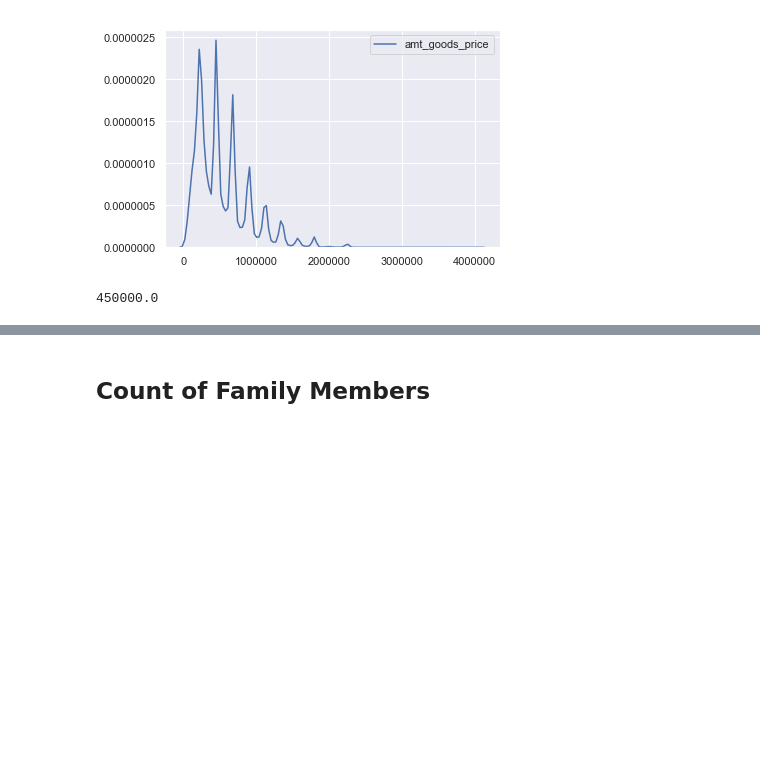
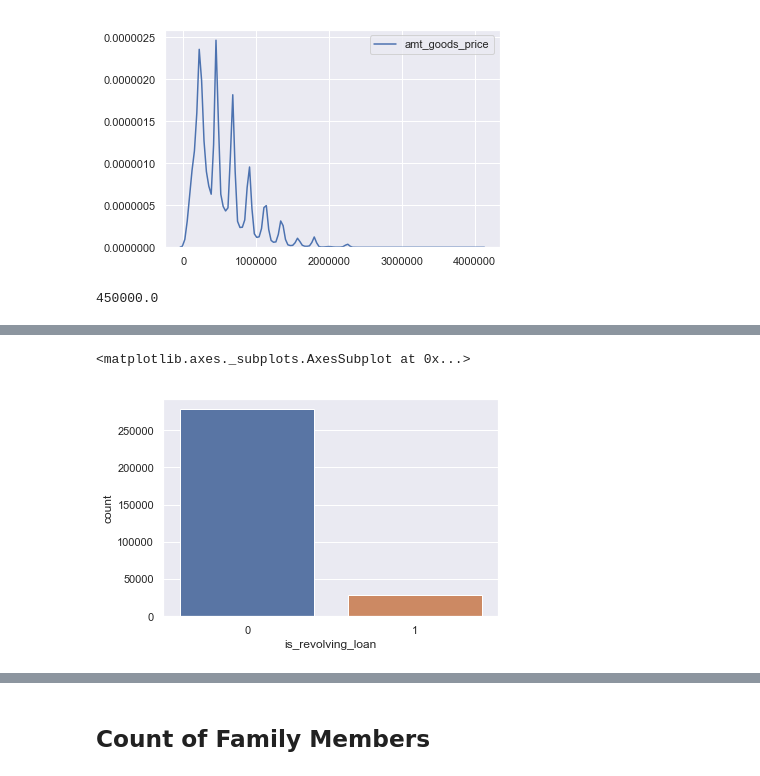
Before and after one commit to blairdev1023/kaggle_credit_comp, a Jupyter notebook: EDA_clean.ipynb, the cells around one changed output, grey strips where cells are left out. Cells and saved outputs as stored; diff of their text form; code cells hidden in the pictures; blank space fills up the shorter version.

```diff
--- a/EDA_clean.ipynb
+++ b/EDA_clean.ipynb
@@ -245,0 +258,10 @@ for idx in idxs:
+# %%
+foo = lambda x: 1 if x == 'Revolving loans' else 0
+df_train['name_contract_type'] = df_train['name_contract_type'].apply(foo)
+df_test['name_contract_type'] = df_test['name_contract_type'].apply(foo)
+df_train.rename(columns={'name_contract_type': 'is_revolving_loan'}, inplace=True)
+df_test.rename(columns={'name_contract_type': 'is_revolving_loan'}, inplace=True)
+sns.countplot(df_train['is_revolving_loan'])
+# %% [output]
+<matplotlib.axes._subplots.AxesSubplot at 0x...>
+[figure, added]
```
Also changed, not shown: parts of 31 cells of this notebook, 3 other files.
